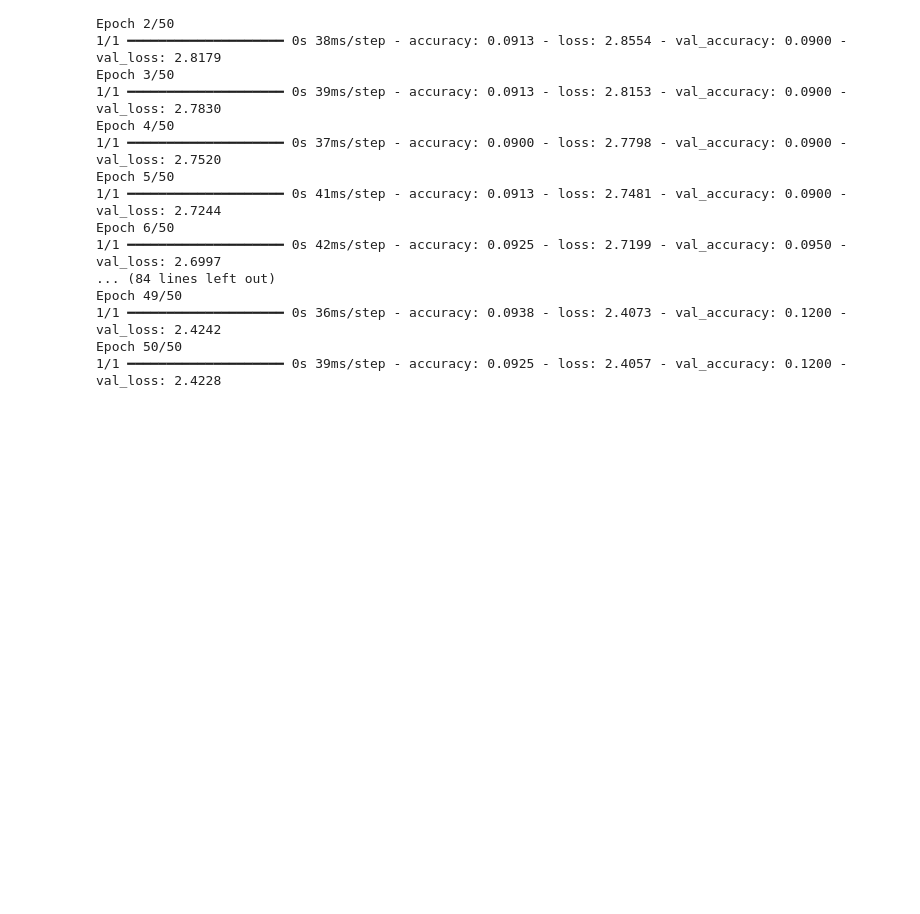
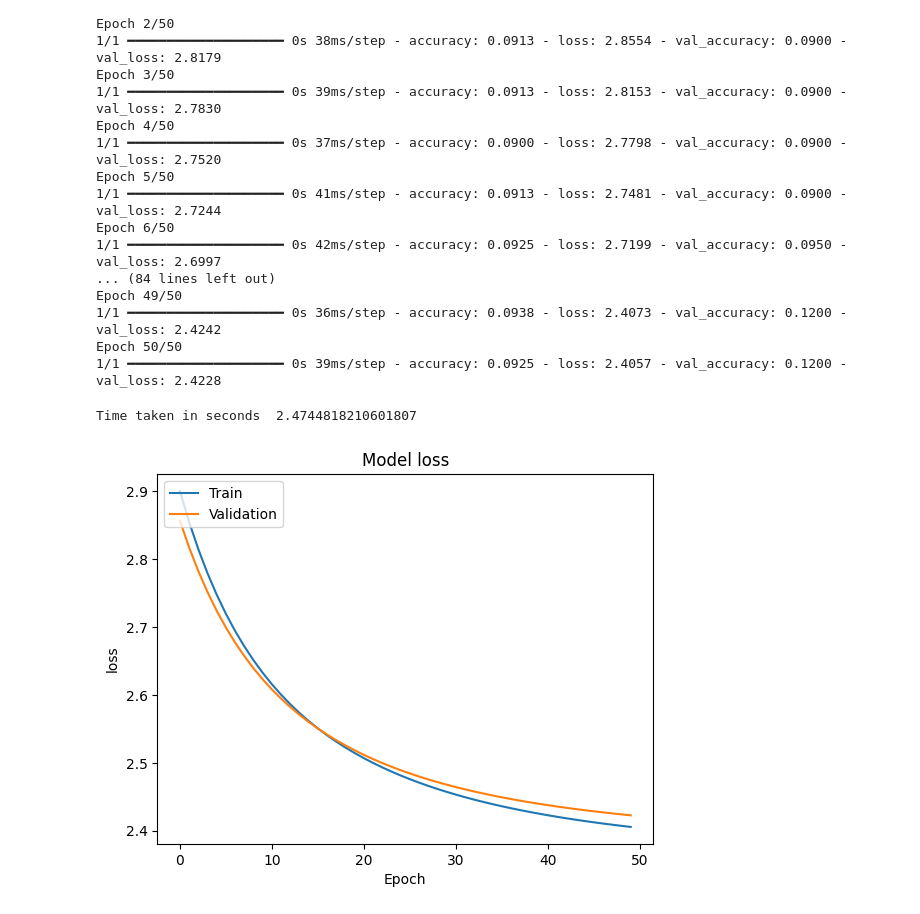
Before and after one commit to bcheng251/BenChen, a Jupyter notebook: Convert_ipynb_to_HTML_in_Colab.ipynb, the cells around one changed output. Saved outputs shown, nothing was run; the diff lists cells and outputs as text; code cells hidden in the pictures; blank space fills up the shorter version.

```diff
--- a/Convert_ipynb_to_HTML_in_Colab.ipynb
+++ b/Convert_ipynb_to_HTML_in_Colab.ipynb
@@ -1555,3 +1555,30 @@ Epoch 49/50
 1/1 ━━━━━━━━━━━━━━━━━━━━ 0s 36ms/step - accuracy: 0.0938 - loss: 2.4073 - val_accuracy: 0.1200 - val_loss: 2.4242
 Epoch 50/50
 1/1 ━━━━━━━━━━━━━━━━━━━━ 0s 39ms/step - accuracy: 0.0925 - loss: 2.4057 - val_accuracy: 0.1200 - val_loss: 2.4228
+# %%
+print("Time taken in seconds ",end-start)
+# %% [output]
+Time taken in seconds  2.4744818210601807
+# %%
+import matplotlib.pyplot as plt
+
+def plot(history, metric):
+  """Plots the specified metric from the training history.
+
+  Args:
+    history: The training history object returned by model.fit.
+    metric: The metric to plot (e.g., 'loss', 'accuracy').
+  """
+  plt.plot(history.history[metric])
+  plt.plot(history.history['val_' + metric])
+  plt.title('Model ' + metric)
+  plt.ylabel(metric)
+  plt.xlabel('Epoch')
+  plt.legend(['Train', 'Validation'], loc='upper left')
+  plt.show()
+
+# ... (your existing code) ...
+
+plot(history, 'loss') # Call the function to plot the loss
+# %% [output]
+[figure, added]
```
Also changed, not shown: parts of 1 cell of this notebook.
